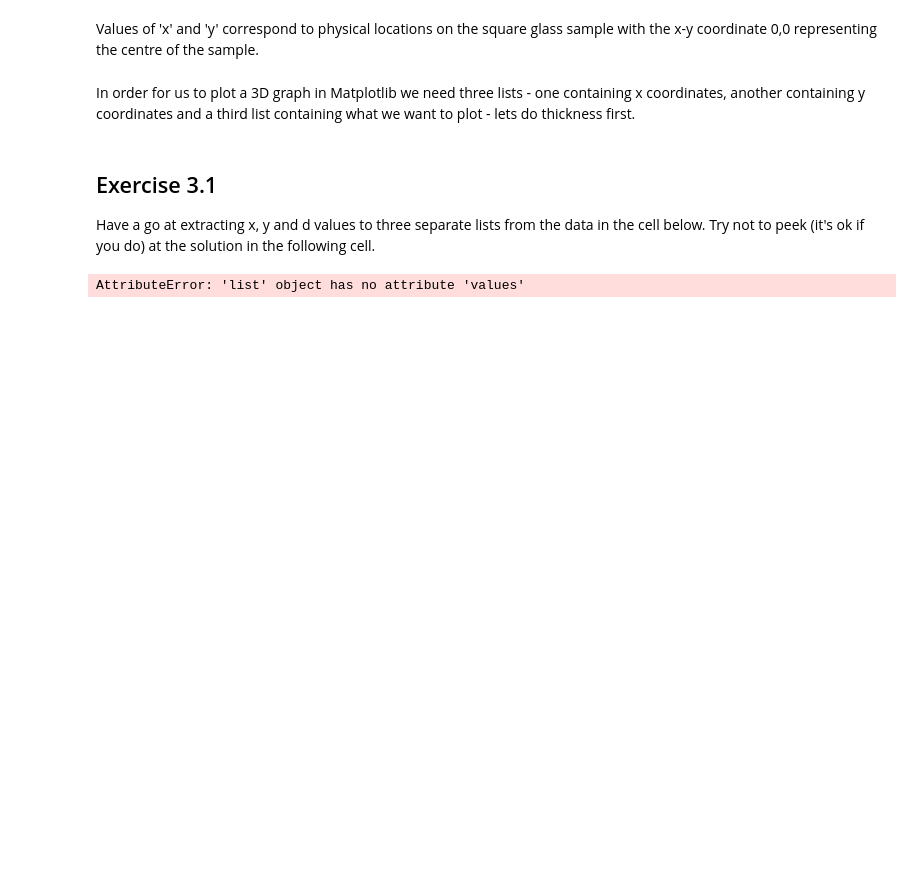
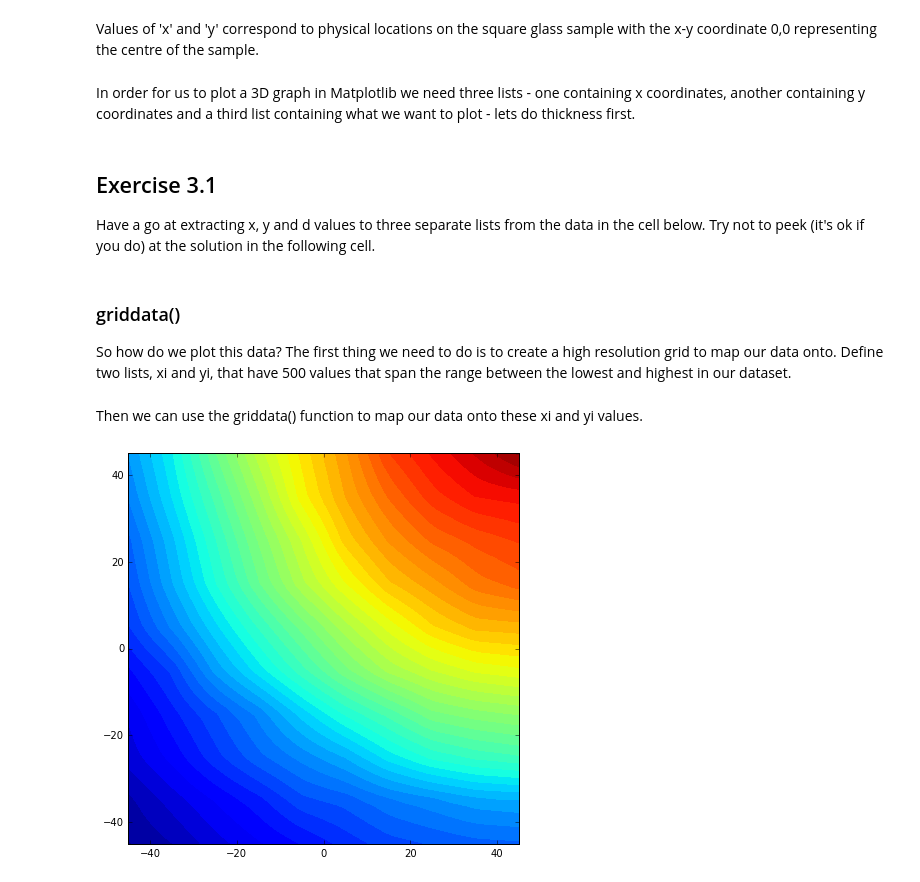
Before and after one commit to HiPyLiv/py4sci, a Jupyter notebook: py4sci.ipynb, the cells around one changed output. Drawn from its saved outputs; the diff is of its cells as text; code cells hidden in the pictures; blank space fills up the shorter version.

```diff
--- a/py4sci.ipynb
+++ b/py4sci.ipynb
@@ -287,7 +287,29 @@ x = []
 y = []
 z = []
 
-for point in threed.data.values():
-    print(point)
+# iterate over dictionary
+for key, value in threed.data.items():
+    # get values and append to lists
+    x.append(value.get('x'))
+    y.append(value.get('y'))
+    z.append(value.get('d'))
-# %% [output]
-AttributeError: 'list' object has no attribute 'values'
+# %% [markdown]
+### griddata()
+
+So how do we plot this data? The first thing we need to do is to create a high resolution grid to map our data onto. Define two lists, xi and yi, that have 500 values that span the range between the lowest and highest in our dataset.
+# %%
+xi =linspace(min(x), max(x), 500)
+yi =linspace(min(y), max(y), 500)
+# %% [markdown]
+Then we can use the griddata() function to map our data onto these xi and yi values.
+# %%
+zi = griddata(x, y, z, xi, yi)
+# generates a 2D array of 25000 z values! Smooth.
+# %%
+fig = figure(figsize(9,7))
+ax = fig.add_subplot(111)
+ax.set_aspect('equal')
+
+CF = ax.contourf(xi, yi, zi, 50)
+# %% [output]
+[figure, added]
```
Also changed, not shown: parts of 9 cells of this notebook, 3 other files.
